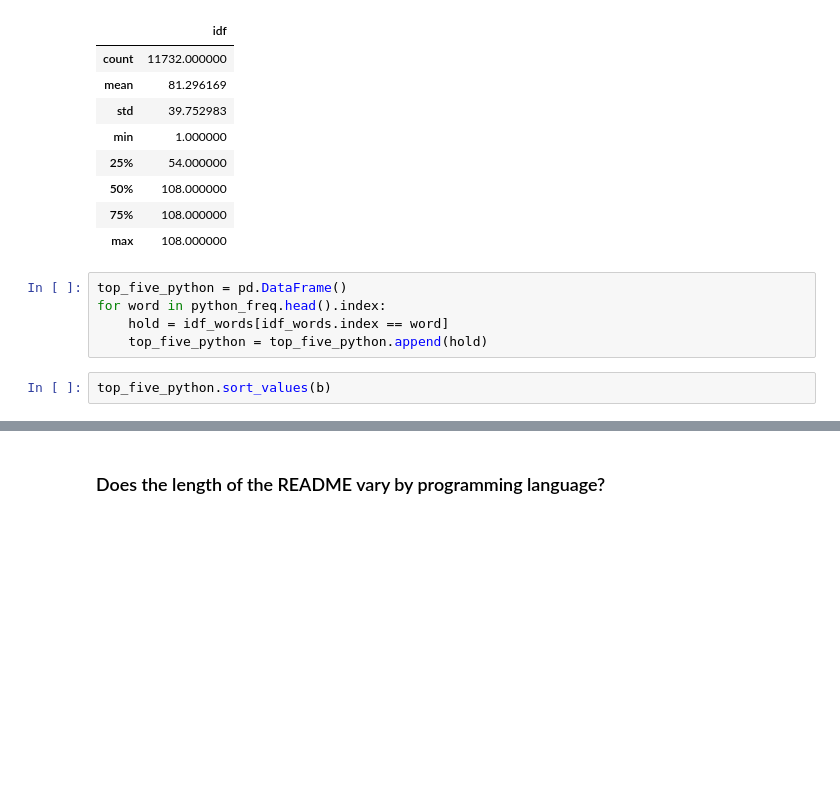
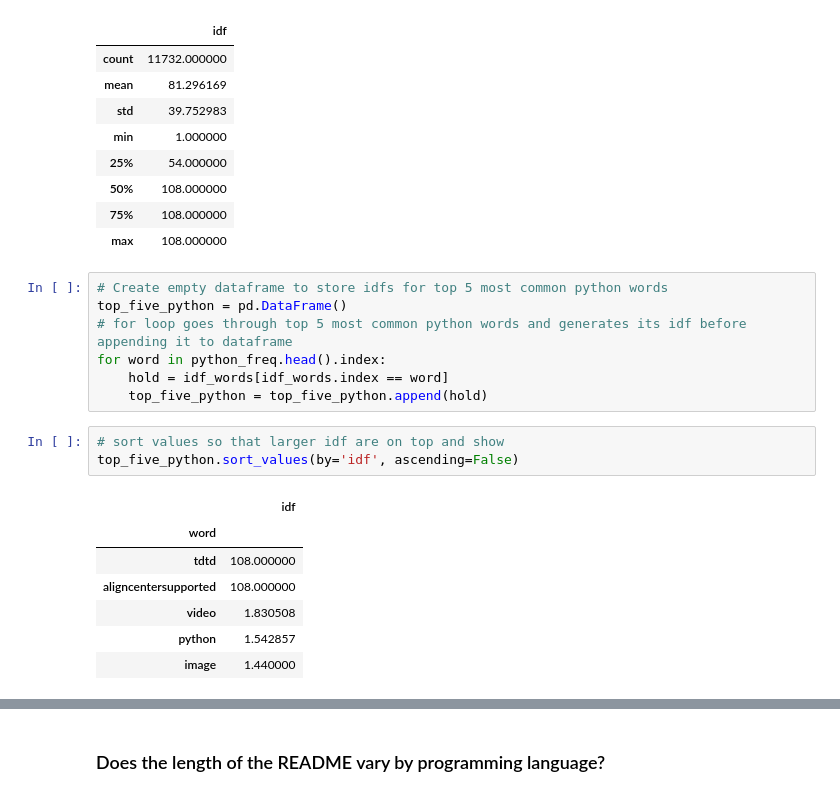
Before and after one commit to Bojado-Mays/OpenCV-NLP-Project, a Jupyter notebook: Final_Report.ipynb, the cells around one changed output, grey strips where cells are left out. Cells and saved outputs as stored; diff of their text form; blank space fills up the shorter version.

```diff
--- a/Final_Report.ipynb
+++ b/Final_Report.ipynb
@@ -547,9 +547,20 @@ idf_words.describe()
 | 75% | 108.000000 |
 | max | 108.000000 |
 # %%
+# Create empty dataframe to store idfs for top 5 most common python words
 top_five_python = pd.DataFrame()
+# for loop goes through top 5 most common python words and generates its idf before appending it to dataframe
 for word in python_freq.head().index:
     hold = idf_words[idf_words.index == word]
     top_five_python = top_five_python.append(hold)
-# %%
-top_five_python.sort_values(b)
+# %%
+# sort values so that larger idf are on top and show
+top_five_python.sort_values(by='idf', ascending=False)
+# %% [output]
+|  | idf |
+| word |  |
+| tdtd | 108.000000 |
+| aligncentersupported | 108.000000 |
+| video | 1.830508 |
+| python | 1.542857 |
+| image | 1.440000 |
```
Also changed, not shown: parts of 3 cells of this notebook.
